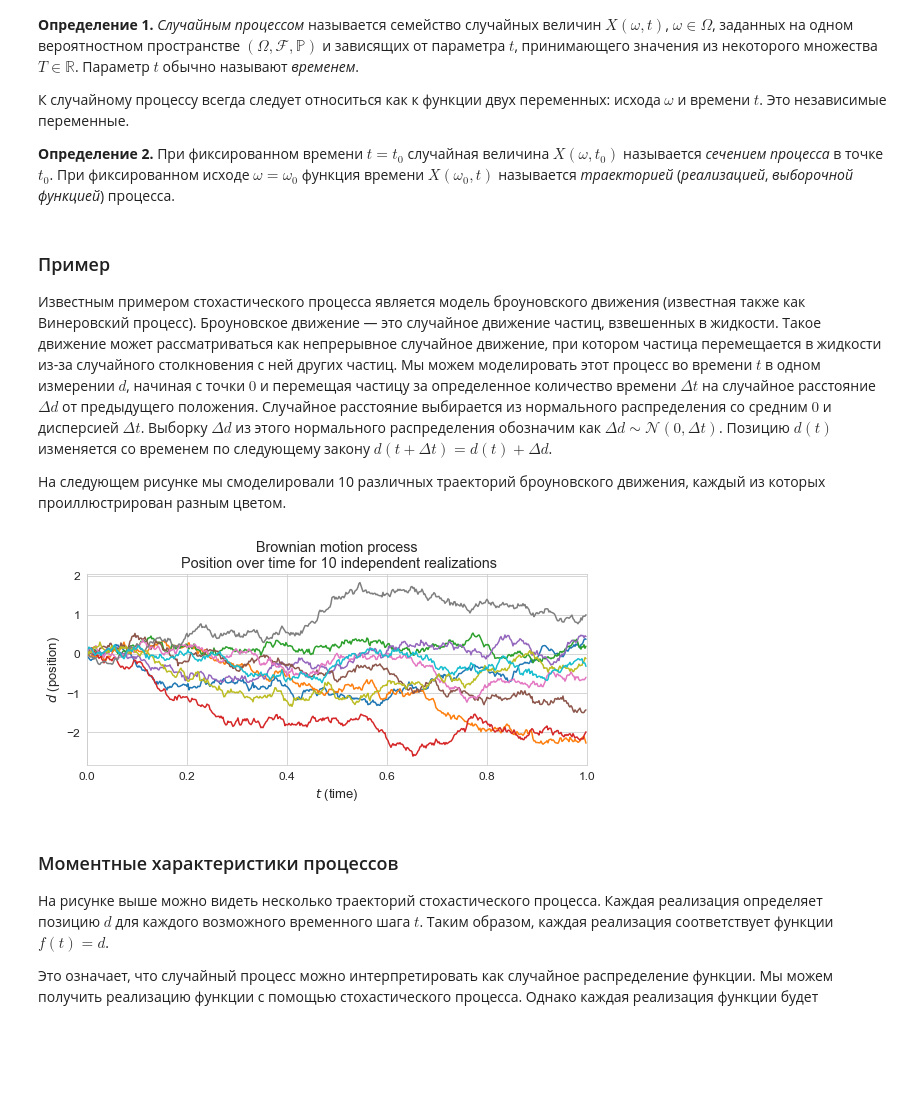
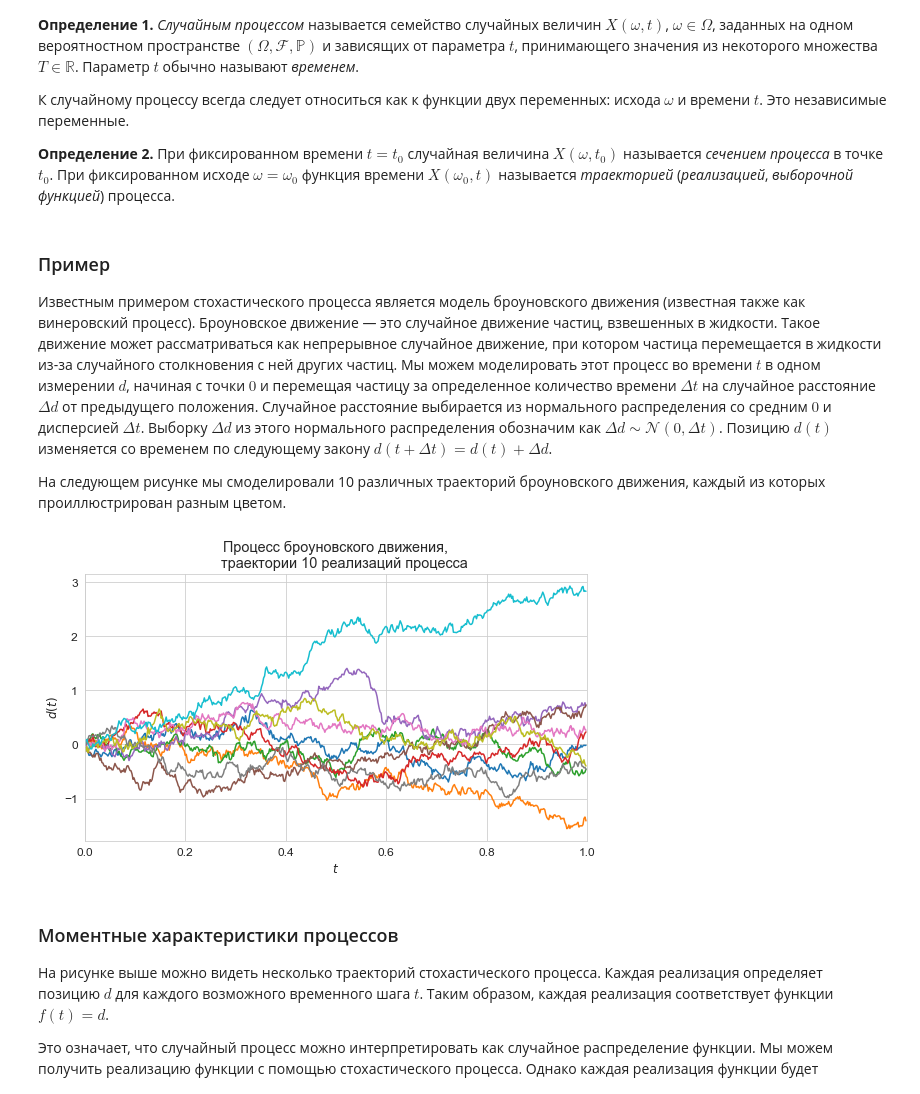
Before and after one commit to aa-savelyev/DaOptSm, a Jupyter notebook: 4.Gauss_processes.ipynb, the cells around one changed output. Cells and saved outputs as stored; diff of their text form; code cells hidden in the pictures; blank space fills up the shorter version.

```diff
--- a/4.Gauss_processes.ipynb
+++ b/4.Gauss_processes.ipynb
@@ -57,7 +45,7 @@ matplotlib.rcParams['font.size'] = 12
 # %% [markdown]
 ### Пример ###
 
-Известным примером стохастического процесса является модель броуновского движения (известная также как Винеровский процесс).
+Известным примером стохастического процесса является модель броуновского движения (известная также как винеровский процесс).
 Броуновское движение &mdash; это случайное движение частиц, взвешенных в жидкости.
 Такое движение может рассматриваться как непрерывное случайное движение, при котором частица перемещается в жидкости из-за случайного столкновения с ней других частиц.
 Мы можем моделировать этот процесс во времени $t$ в одном измерении $d$, начиная с точки $0$ и перемещая частицу за определенное количество времени $\Delta t$ на случайное расстояние $\Delta d$ от предыдущего положения.
@@ -67,30 +55,33 @@ matplotlib.rcParams['font.size'] = 12
 # %%
 # 1D simulation of the Brownian motion process
 total_time = 1
 nb_steps = 500
 delta_t = total_time / nb_steps
-nb_processes = 10  # Simulate 10 different motions
+nb_processes = 10  # Simulate N different motions
 mean = 0.  # Mean of each movement
 stdev = np.sqrt(delta_t)  # Standard deviation of each movement
 
 # Simulate the brownian motions in a 1D space by cumulatively making a new movement delta_d
 # Move randomly from current location to N(0, delta_t)
 distances = np.cumsum(np.random.normal(mean, stdev, (nb_processes, nb_steps)), axis=1)
 
-plt.figure(figsize=(8, 4))
+plt.figure(figsize=(8, 5))
 # Make the plots
 t = np.arange(0, total_time, delta_t)
 for i in range(nb_processes):
     plt.plot(t, distances[i,:])
-plt.title(('Brownian motion process\n '
-           'Position over time for 10 independent realizations'))
-plt.xlabel('$t$ (time)', fontsize=13)
-plt.ylabel('$d$ (position)', fontsize=13)
-plt.xlim([-0, 1])
+plt.title(
+    f'Процесс броуновского движения,\n\
+    траектории {nb_processes} реализаций процесса'
+)
+# plt.fill_between(t, -2*t**0.5, 2*t**0.5, color='grey', alpha=0.1)
+plt.xlabel('$t$')
+plt.ylabel('$d(t)$')
+plt.xlim([0, total_time])
 plt.tight_layout()
 plt.show()
 # %% [output]
-[figure, old version]
+[figure, new version]
 # %% [markdown]
 ### Моментные характеристики процессов ###
 
```
Also changed, not shown: parts of 31 cells of this notebook, 6 other files.
